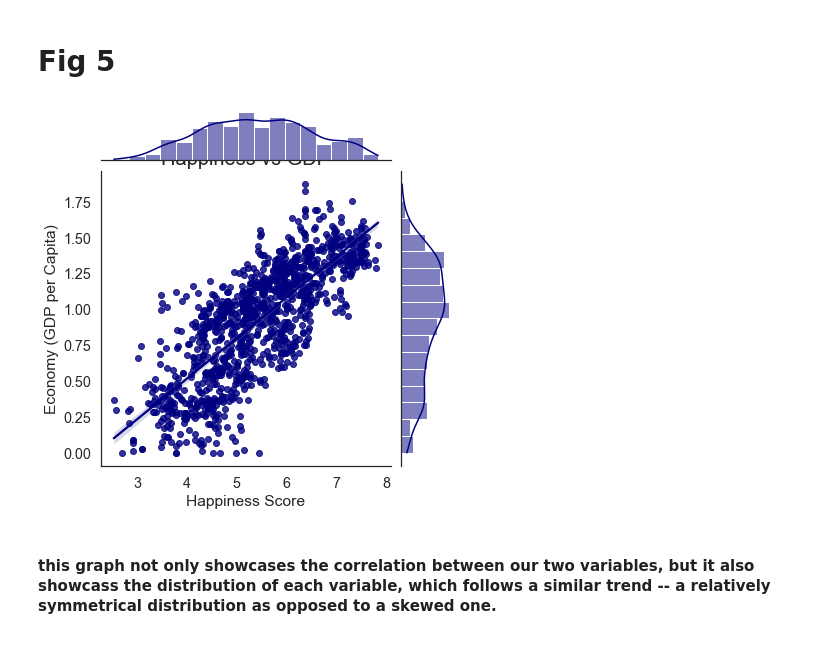
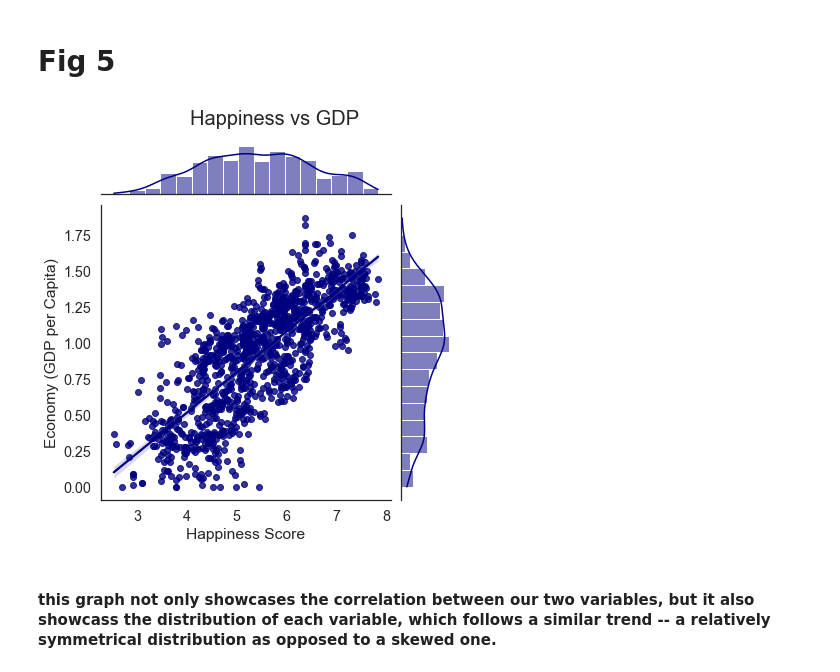
Before and after one commit to ubco-W2022T1-cosc301/project-group47, a Jupyter notebook: notebooks/analysis1.ipynb, the cells around one changed output. Cells and saved outputs as stored; diff of their text form; code cells hidden in the pictures.

Commit message:
adjusted title for fig 5

```diff
--- a/notebooks/analysis1.ipynb
+++ b/notebooks/analysis1.ipynb
@@ -332,10 +332,10 @@ Text(0.5, 1.0, '10 Countries ranked the lowest on happiness')
 # Fig 5
 # %%
 a = sns.jointplot(x= 'Happiness Score',kind ='reg',color='navy', y ='Economy (GDP per Capita)',data =df3)
-plt.title('Happiness vs GDP', fontsize=20)
+plt.title('Happiness vs GDP', fontsize=20, x=0.6, y=1.25)
 fig.subplots_adjust(top=3)
 # %% [output]
-[figure, old version]
+[figure, new version]
 # %% [markdown]
 #### this graph not only showcases the correlation between our two variables, but it also showcass the distribution of each variable, which follows a similar trend -- a relatively symmetrical distribution as opposed to a skewed one.
 # %%
```
